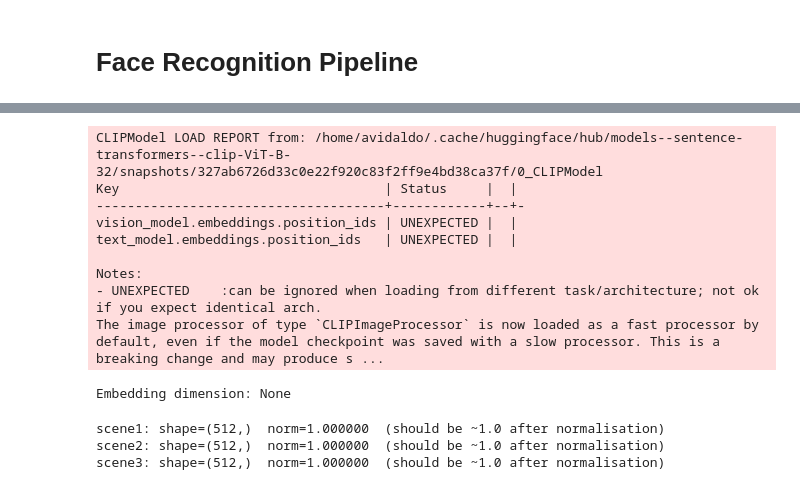
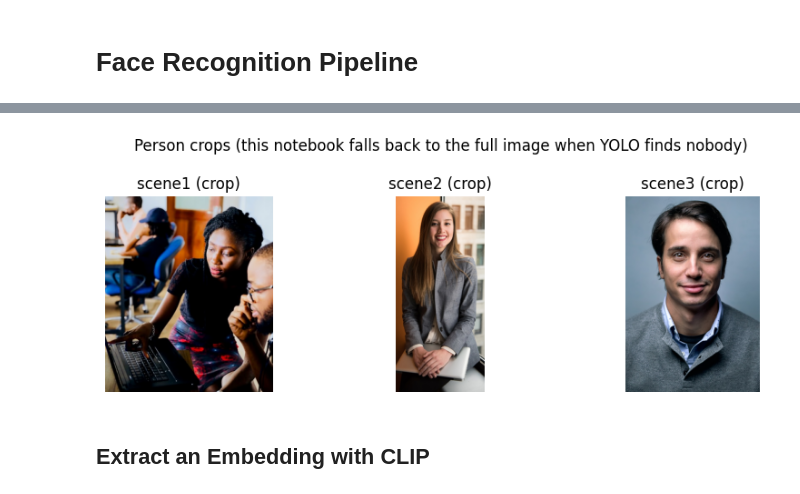
Before and after one commit to avidaldo/computer-vision, a Jupyter notebook: 3-embeddings/face_recognition_pipeline.ipynb, the cells around one changed output, grey strips where cells are left out. Saved outputs shown, nothing was run; the diff lists cells and outputs as text; code cells hidden in the pictures.

```diff
--- a/3-embeddings/face_recognition_pipeline.ipynb
+++ b/3-embeddings/face_recognition_pipeline.ipynb
@@ -182,10 +126,10 @@ The box is clamped to image boundaries, so padding never reads outside the image
 # %%
-fig, axes = plt.subplots(1, 3, figsize=(9, 3))
-for ax, name in zip(axes, names):
-    ax.imshow(cv2.cvtColor(face_crops[name], cv2.COLOR_BGR2RGB))
-    ax.set_title(f'{name} (crop)')
-    ax.axis('off')
-plt.suptitle('Step 2: Face crops (full image used when YOLO finds no person)')
-plt.tight_layout()
-plt.show()
+from ultralytics import YOLO
+
+# Load the nano model (smallest/fastest).
+# Downloads ~5 MB on first run into resources/models/ (gitignored), shared with 2-yolo.
+MODELS_DIR = Path('../resources/models')
+MODELS_DIR.mkdir(parents=True, exist_ok=True)
+detector = YOLO(MODELS_DIR / 'yolo26n.pt')
+print('Detector loaded')
 # %% [output]
@@ -203,34 +179,14 @@ Two implementation details matter here:
 # %%
-from sentence_transformers import SentenceTransformer
-
-clip_model = SentenceTransformer('clip-ViT-B-32')
-print(f'Embedding dimension: {clip_model.get_sentence_embedding_dimension()}')
+fig, axes = plt.subplots(1, 3, figsize=(9, 3))
+for ax, name in zip(axes, names):
+    ax.imshow(cv2.cvtColor(person_crops[name], cv2.COLOR_BGR2RGB))
+    ax.set_title(f'{name} (crop)')
+    ax.axis('off')
+plt.suptitle('Person crops (this notebook falls back to the full image when YOLO finds nobody)')
+plt.tight_layout()
+plt.show()
 # %% [output]
-CLIPModel LOAD REPORT from: /home/avidaldo/.cache/huggingface/hub/models--sentence-transformers--clip-ViT-B-32/snapshots/327ab6726d33c0e22f920c83f2ff9e4bd38ca37f/0_CLIPModel
-Key                                  | Status     |  |
--------------------------------------+------------+--+-
-vision_model.embeddings.position_ids | UNEXPECTED |  |
-text_model.embeddings.position_ids   | UNEXPECTED |  |
-
-Notes:
-- UNEXPECTED    :can be ignored when loading from different task/architecture; not ok if you expect identical arch.
-The image processor of type `CLIPImageProcessor` is now loaded as a fast processor by default, even if the model checkpoint was saved with a slow processor. This is a breaking change and may produce s ...
-Embedding dimension: None
+[figure, added]
-# %%
-def embed_face(bgr_crop: np.ndarray) -> np.ndarray:
-    # Convert BGR (OpenCV default) → RGB (PIL/CLIP default).
-    rgb = cv2.cvtColor(bgr_crop, cv2.COLOR_BGR2RGB)
-    pil_img = Image.fromarray(rgb)
-    emb = clip_model.encode(pil_img)   # numpy float32 array, shape (512,)
-    # L2-normalise so that dot product == cosine similarity.
-    emb = emb / np.linalg.norm(emb)
-    return emb
-
-for name in names:
-    emb = embed_face(face_crops[name])
-    print(f'{name}: shape={emb.shape}  norm={np.linalg.norm(emb):.6f}  (should be ~1.0 after normalisation)')
-# %% [output]
-scene1: shape=(512,)  norm=1.000000  (should be ~1.0 after normalisation)
-scene2: shape=(512,)  norm=1.000000  (should be ~1.0 after normalisation)
-scene3: shape=(512,)  norm=1.000000  (should be ~1.0 after normalisation)
+# %% [markdown]
+## Extract an Embedding with CLIP
 # %% [markdown]
```
Also changed, not shown: parts of 47 cells of this notebook, 5 other files.
